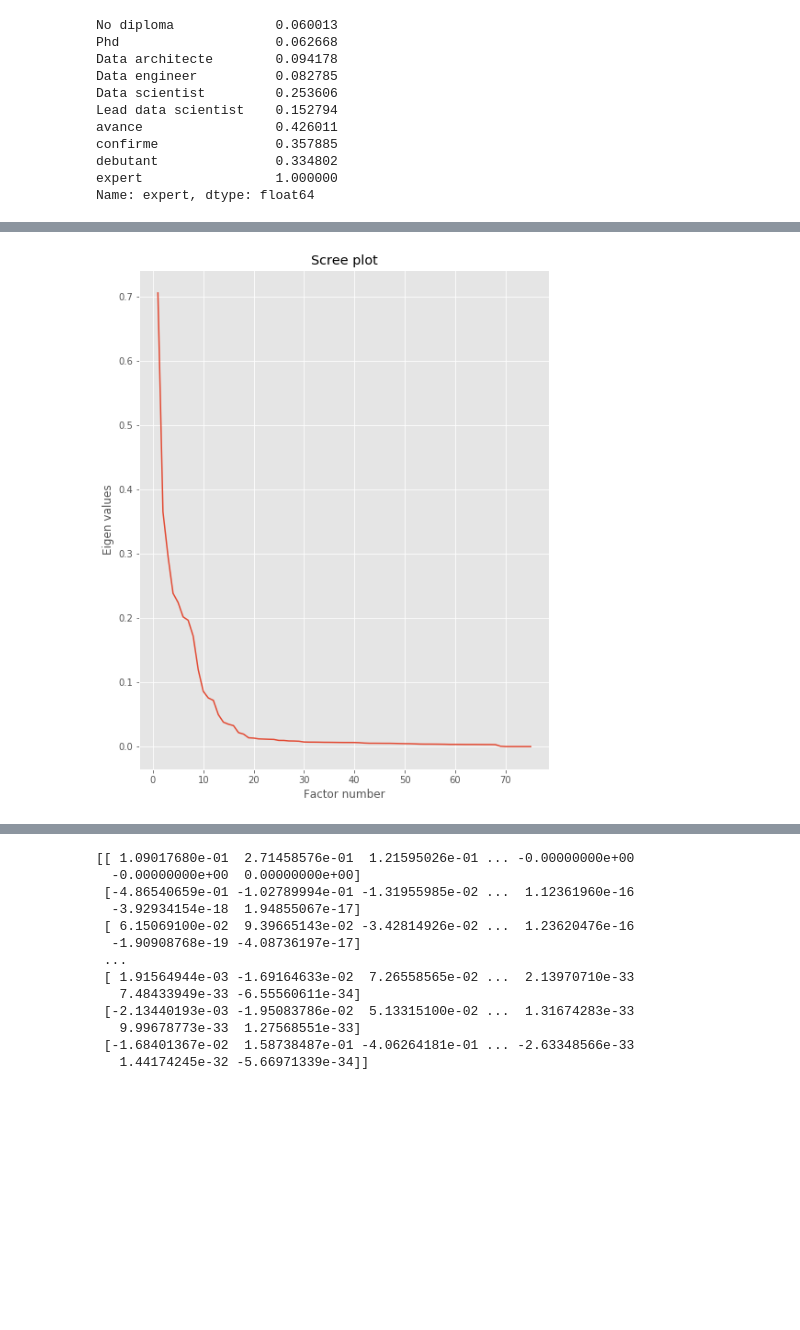
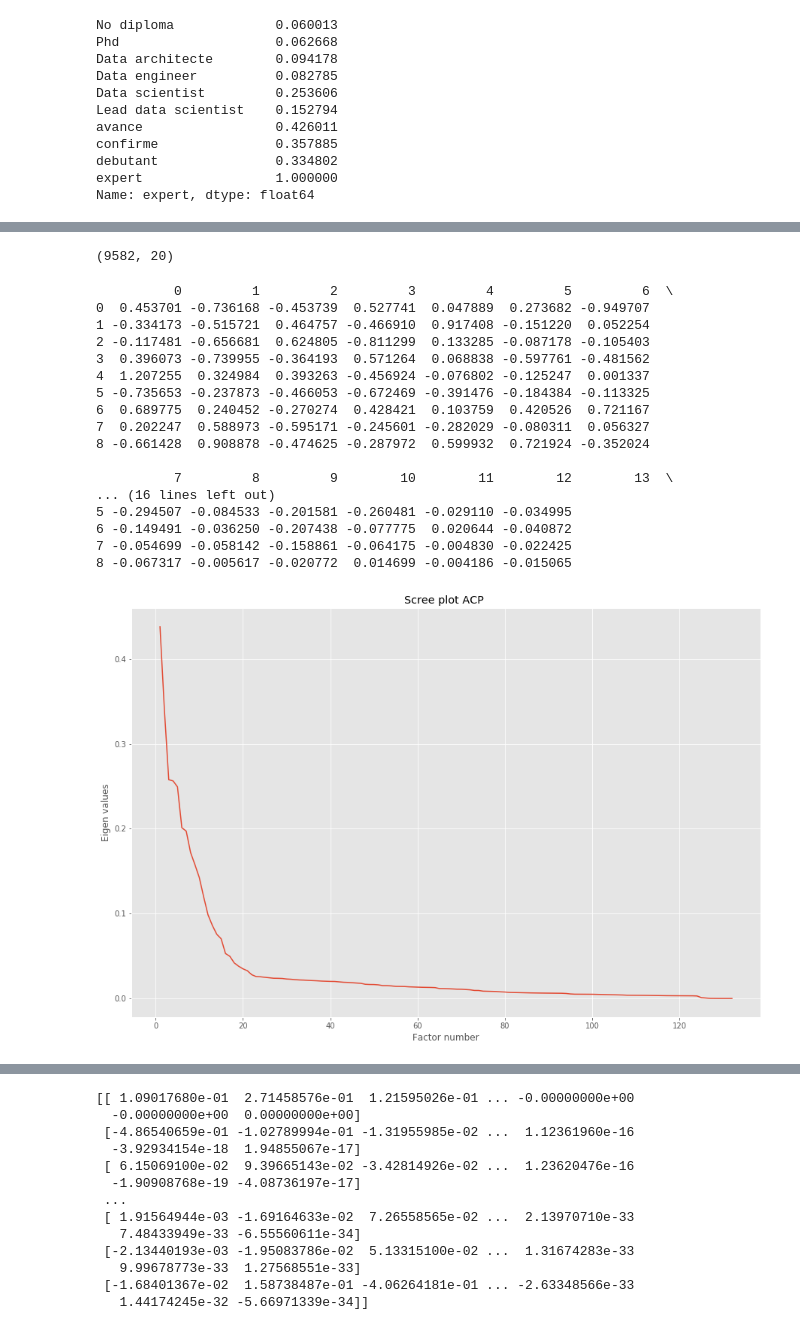
Before and after one commit to emathian/Clustering_Classification_JN, a Jupyter notebook: Test_Technique_ML_AK.ipynb, the cells around one changed output, grey strips where cells are left out. Cells and saved outputs as stored; diff of their text form; code cells hidden in the pictures; blank space fills up the shorter version.

```diff
--- a/Test_Technique_ML_AK.ipynb
+++ b/Test_Technique_ML_AK.ipynb
@@ -558,5 +536,0 @@ Lasso picked 7 variables and eliminated the other 124 variables
-# %%
-imp_coef = coef.sort_values()
-matplotlib.rcParams['figure.figsize'] = (9.0, 13.0)
-imp_coef.plot(kind = "barh")
-plt.title("Feature importance using Lasso Model")
@@ -606,5 +536,0 @@ print(acp.explained_variance_)
-# %%
-# valeur corrigée
-n = df_merge.shape[0]
-eigval = (n-1)/n*acp.explained_variance_
-print(eigval)
@@ -671,9 +605,39 @@ p = df_merge.shape[1]
+# %%
+# dimension
+PCA_components.shape
+# %% [output]
+(9582, 20)
+# %%
+#imprime les 10 premiers composantes
+print(PCA_components.iloc[: 9])
+# %% [output]
+          0         1         2         3         4         5         6  \
+0  0.453701 -0.736168 -0.453739  0.527741  0.047889  0.273682 -0.949707
+1 -0.334173 -0.515721  0.464757 -0.466910  0.917408 -0.151220  0.052254
+2 -0.117481 -0.656681  0.624805 -0.811299  0.133285 -0.087178 -0.105403
+3  0.396073 -0.739955 -0.364193  0.571264  0.068838 -0.597761 -0.481562
+4  1.207255  0.324984  0.393263 -0.456924 -0.076802 -0.125247  0.001337
+5 -0.735653 -0.237873 -0.466053 -0.672469 -0.391476 -0.184384 -0.113325
+6  0.689775  0.240452 -0.270274  0.428421  0.103759  0.420526  0.721167
+7  0.202247  0.588973 -0.595171 -0.245601 -0.282029 -0.080311  0.056327
+8 -0.661428  0.908878 -0.474625 -0.287972  0.599932  0.721924 -0.352024
+
+          7         8         9        10        11        12        13  \
+... (16 lines left out)
+5 -0.294507 -0.084533 -0.201581 -0.260481 -0.029110 -0.034995
+6 -0.149491 -0.036250 -0.207438 -0.077775  0.020644 -0.040872
+7 -0.054699 -0.058142 -0.158861 -0.064175 -0.004830 -0.022425
+8 -0.067317 -0.005617 -0.020772  0.014699 -0.004186 -0.015065
 # %%
+
+p = df_merge.shape[1]
+
 #scree plot
+fig = plt.figure(1, figsize=(15, 10))
 plt.plot(np.arange(1,p+1),eigval)
 plt.title("Scree plot ACP ")
 plt.ylabel("Eigen values")
 plt.xlabel("Factor number")
 plt.show()
 # %% [output]
-[figure, old version]
+[figure, new version]
```
Also changed, not shown: parts of 39 cells of this notebook.
